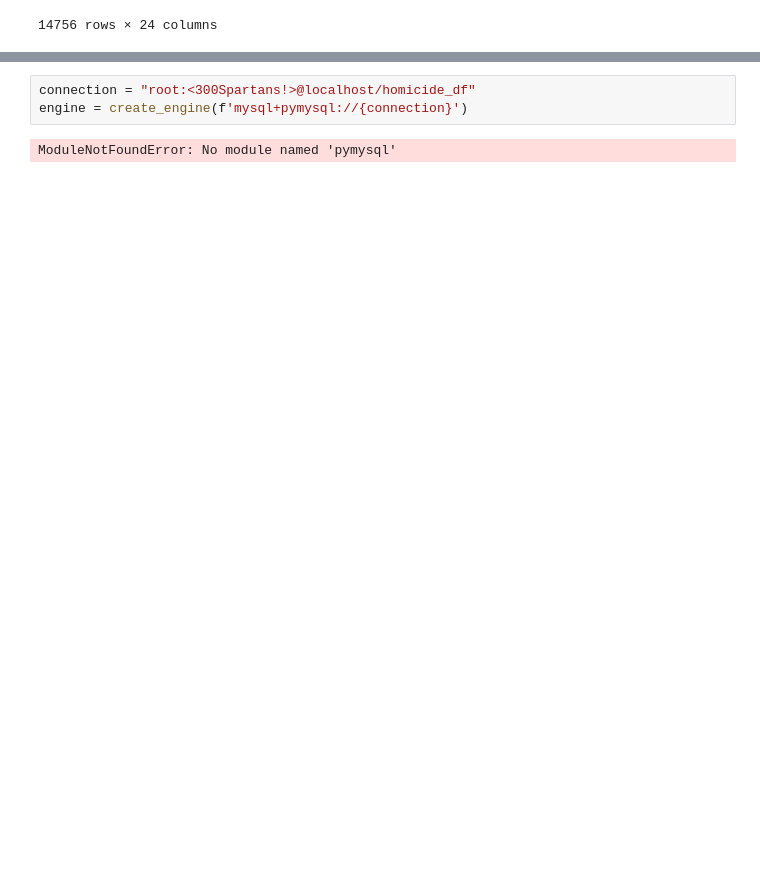
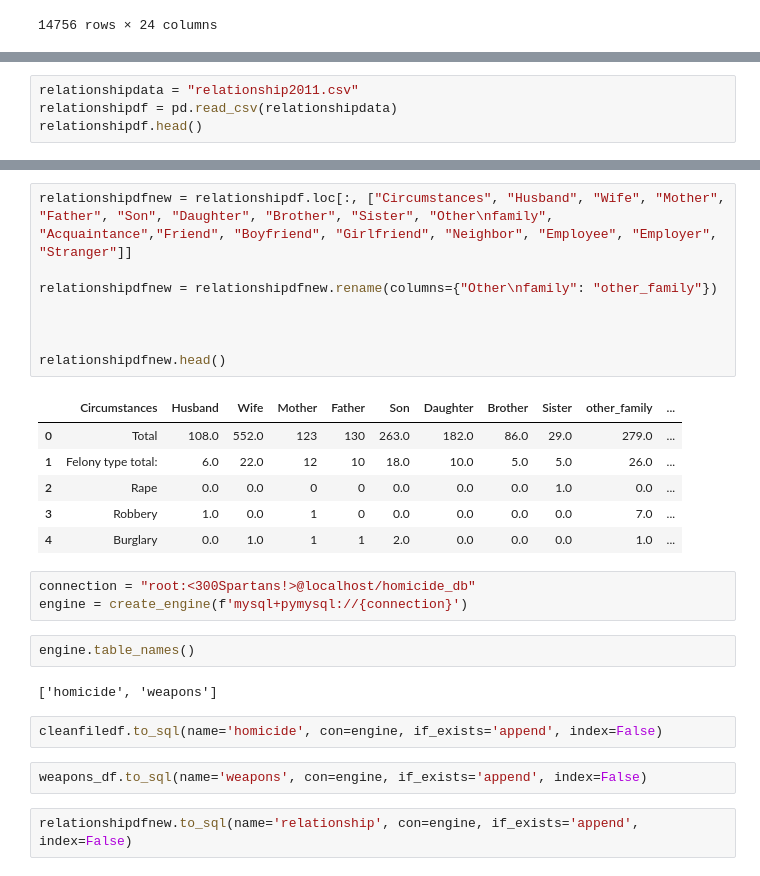
Before and after one commit to jthaker/ETL, a Jupyter notebook: etl.ipynb, the cells around one changed output, grey strips where cells are left out. Saved outputs shown, nothing was run; the diff lists cells and outputs as text; blank space fills up the shorter version.

```diff
--- a/etl.ipynb
+++ b/etl.ipynb
@@ -76,0 +83,4 @@ file2dfnew.head()
+# %%
+relationshipdata = "relationship2011.csv"
+relationshipdf = pd.read_csv(relationshipdata)
+relationshipdf.head()
@@ -77,5 +95,28 @@ file2dfnew.head()
+# %%
+relationshipdfnew = relationshipdf.loc[:, ["Circumstances", "Husband", "Wife", "Mother", "Father", "Son", "Daughter", "Brother", "Sister", "Other\nfamily", "Acquaintance","Friend", "Boyfriend", "Girlfriend", "Neighbor", "Employee", "Employer", "Stranger"]]
+
+relationshipdfnew = relationshipdfnew.rename(columns={"Other\nfamily": "other_family"})
+
+
+
+relationshipdfnew.head()
+# %% [output]
+|  | Circumstances | Husband | Wife | Mother | Father | Son | Daughter | Brother | Sister | other_family | ... |
+| 0 | Total | 108.0 | 552.0 | 123 | 130 | 263.0 | 182.0 | 86.0 | 29.0 | 279.0 | ... |
+| 1 | Felony type total: | 6.0 | 22.0 | 12 | 10 | 18.0 | 10.0 | 5.0 | 5.0 | 26.0 | ... |
+| 2 | Rape | 0.0 | 0.0 | 0 | 0 | 0.0 | 0.0 | 0.0 | 1.0 | 0.0 | ... |
+| 3 | Robbery | 1.0 | 0.0 | 1 | 0 | 0.0 | 0.0 | 0.0 | 0.0 | 7.0 | ... |
+| 4 | Burglary | 0.0 | 1.0 | 1 | 1 | 2.0 | 0.0 | 0.0 | 0.0 | 1.0 | ... |
 # %%
-connection = "root:<300Spartans!>@localhost/homicide_df"
+connection = "root:<300Spartans!>@localhost/homicide_db"
 engine = create_engine(f'mysql+pymysql://{connection}')
-# %% [output]
-ModuleNotFoundError: No module named 'pymysql'
+# %%
+engine.table_names()
+# %% [output]
+['homicide', 'weapons']
+# %%
+cleanfiledf.to_sql(name='homicide', con=engine, if_exists='append', index=False)
+# %%
+weapons_df.to_sql(name='weapons', con=engine, if_exists='append', index=False)
+# %%
+relationshipdfnew.to_sql(name='relationship', con=engine, if_exists='append', index=False)
```
Also changed, not shown: parts of 4 cells of this notebook, 5 other files.
